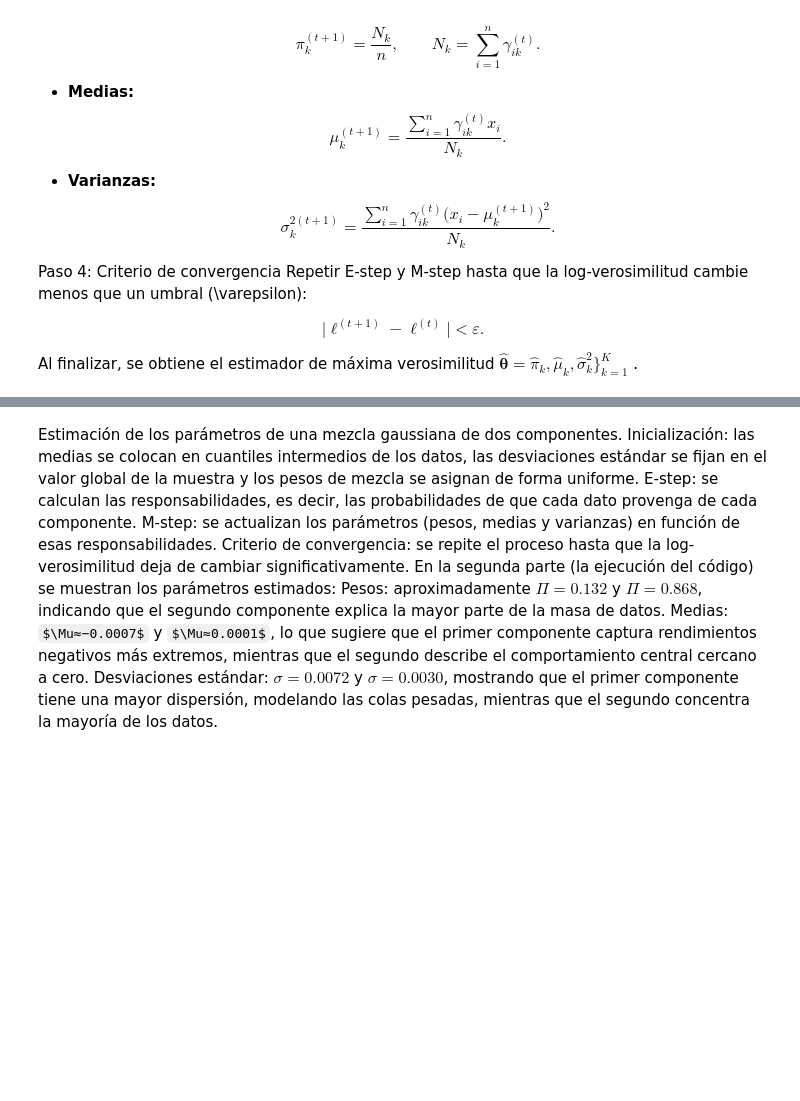
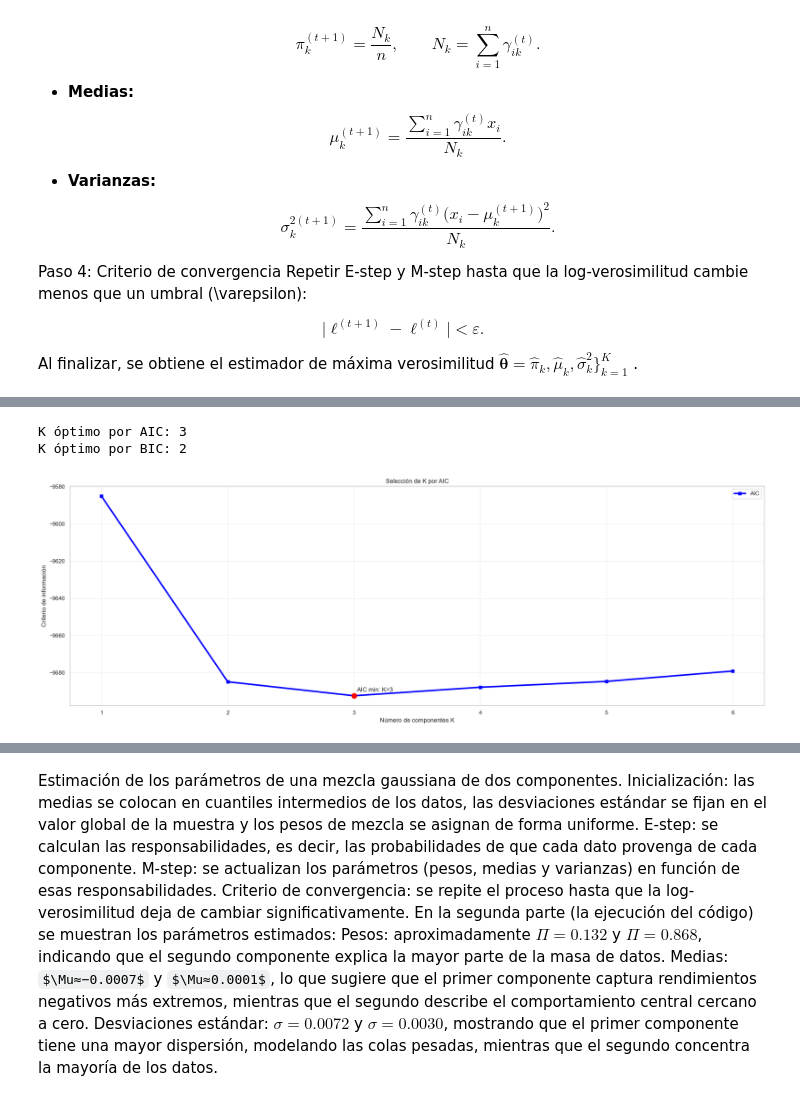
Before and after one commit to cmayorgat44/Estimation_parametrica, a Jupyter notebook: proyecto_final.ipynb, the cells around one changed output, grey strips where cells are left out. Drawn from its saved outputs; the diff is of its cells as text; code cells hidden in the pictures; some formulas as TeX source; blank space fills up the shorter version.

```diff
--- a/proyecto_final.ipynb
+++ b/proyecto_final.ipynb
@@ -379,0 +363,80 @@ Sigmas: [0.00723311 0.0030576 ]
+# %%
+def select_k_by_ic(x, k_max=6, restarts=10, tol=1e-6, max_iter=1000, seeds=None):
+    x = np.asarray(x).ravel()
+    x = x[np.isfinite(x)]
+    n = x.size
+    if seeds is None:
+        seeds = np.arange(restarts)
+
+    Ks, best_ll, best_params = [], [], []
+    AIC, BIC = [], []
+
+    for K in range(1, k_max+1):
+        ll_star = -np.inf
+        params_star = None
+
+        for s in seeds:
+            pis, mus, sigmas, lls, n_iter = gmm_em_1d(
+                x, n_comp=K, max_iter=max_iter, tol=tol, seed=int(s)
+            )
+            ll = lls[-1]
+            if ll > ll_star:
+                ll_star = ll
+                params_star = (pis, mus, sigmas, n_iter)
+
+        p = 3*K - 1  # nº de parámetros en 1D
+        aic = 2*p - 2*ll_star
+        bic = p*np.log(n) - 2*ll_star
+
+        Ks.append(K)
+        best_ll.append(ll_star)
+        best_params.append(params_star)
+        AIC.append(aic)
+        BIC.append(bic)
+
+    Ks = np.array(Ks); AIC = np.array(AIC); BIC = np.array(BIC); best_ll = np.array(best_ll)
+    k_aic = Ks[np.argmin(AIC)]
+    k_bic = Ks[np.argmin(BIC)]
+    return {
+        "Ks": Ks, "AIC": AIC, "BIC": BIC, "best_ll": best_ll,
+        "k_aic": k_aic, "k_bic": k_bic, "best_params": best_params
+    }
+
+# ==== correr selección (ajusta k_max y restarts a tu gusto) ====
+x = df.values.ravel()
+res = select_k_by_ic(x, k_max=6, restarts=15, tol=1e-7, max_iter=1000)
+
+print("K óptimo por AIC:", res["k_aic"])
+print("K óptimo por BIC:", res["k_bic"])
+
+# ==== gráfico AIC y BIC vs K ====
+fig, ax = plt.subplots(figsize=(20,7))
+ax.plot(res["Ks"], res["AIC"], marker="s", color='blue', label="AIC", lw=3.0)
+ax.set_xlabel("Número de componentes K")
+ax.set_ylabel("Criterio de información")
+ax.set_title("Selección de K por AIC")
+ax.grid(alpha=0.3)
+
+# marcar mínimos
+ka, kb = res["k_aic"], res["k_bic"]
+ya = res["AIC"][res["Ks"]==ka][0]
+ax.scatter([ka],[ya], s=100, color='red', zorder=5)
+ax.annotate(f"AIC min: K={ka}", (ka, ya), xytext=(5,8), textcoords="offset points")
+ax.legend()
+plt.tight_layout()
+plt.show()
+
+
+
+# ==== si quieres quedarte con el modelo óptimo por AIC (menos parsimonioso) ====
+K_best = res["k_aic"]
+pis_best, mus_best, sigmas_best, n_iter_best = res["best_params"][K_best-1]
+print(f"\nModelo elegido (BIC): K={K_best}")
+print("Pesos:", pis_best)
+print("Medias:", mus_best)
+print("Sigmas:", sigmas_best)
+print("Iteraciones:", n_iter_best)
+# %% [output]
+K óptimo por AIC: 3
+K óptimo por BIC: 2
+[figure, added]
```
Also changed, not shown: parts of 31 cells of this notebook, 1 other file.
